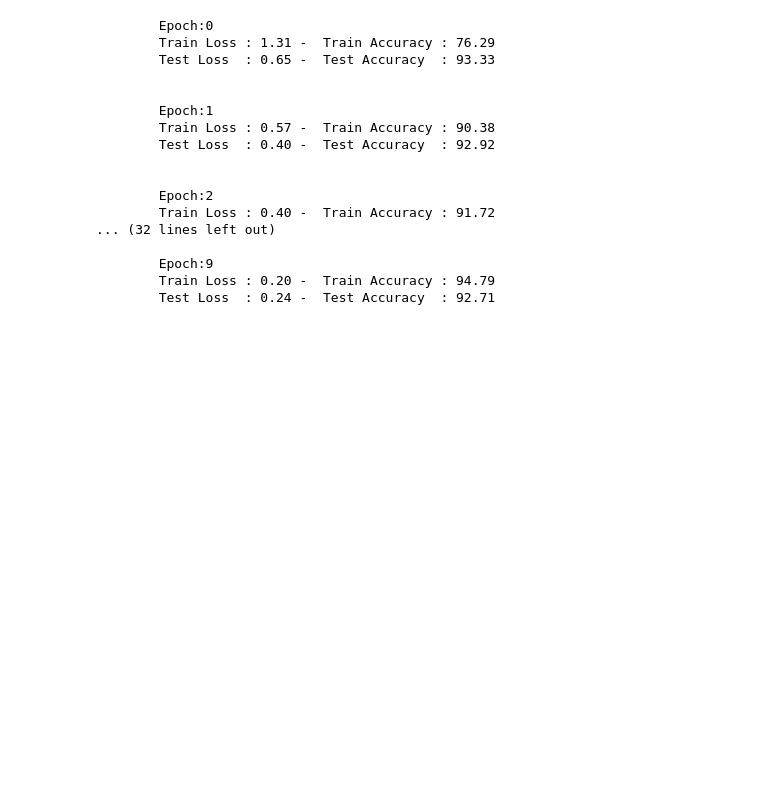
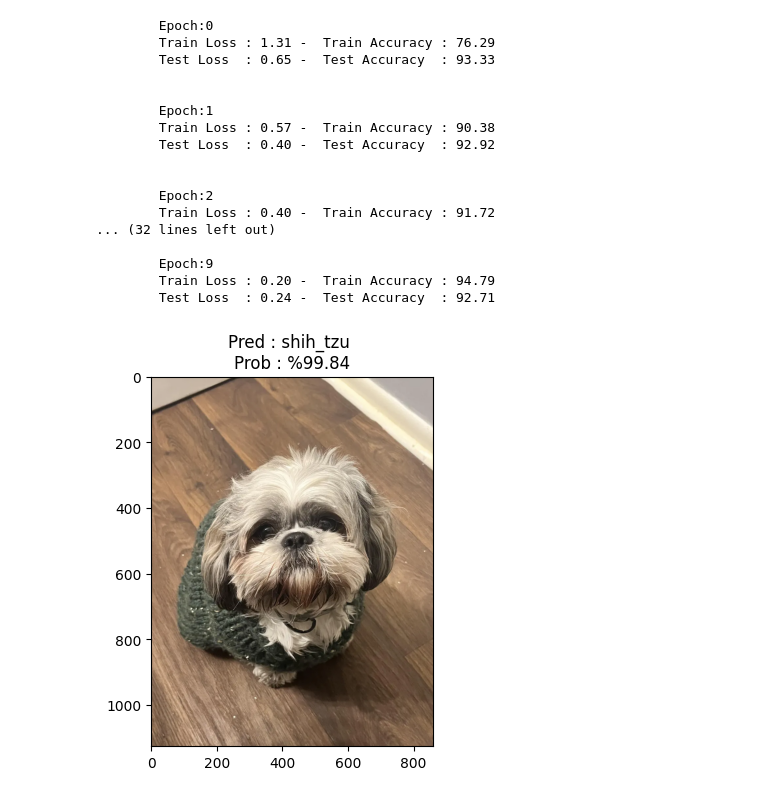
Before and after one commit to abdulkadiripek/DeepLearningBootcamp, a Jupyter notebook: DeepLearning/ImageWoof.ipynb, the cells around one changed output. Cells and saved outputs as stored; diff of their text form; code cells hidden in the pictures; blank space fills up the shorter version.

Commit message:
Modelimize örnek görseller ile tahminler yaptırdık.

```diff
--- a/DeepLearning/ImageWoof.ipynb
+++ b/DeepLearning/ImageWoof.ipynb
@@ -370,0 +377,40 @@ results = train(model=model,
+# %%
+def transform_predict(model:torch.nn.Module,
+                      image_path:str,
+                      class_names:List[str],
+                      image_size: Tuple[int,int] = (224,224),
+                      transform : torchvision.transforms = None,
+                      device: torch.device = device
+                      ):
+  img = Image.open(image_path)
+  if transform is not None:
+    image_transform = transform
+  else:
+    transform = transforms.Compose([
+        transforms.Resize(image_size),
+        transforms.ToTensor(),
+        transforms.Normalize(mean=[0.485, 0.456, 0.406],std=[0.229, 0.224, 0.225])
+        ])
+
+  model.to(device)
+  model.eval()
+  with torch.inference_mode():
+    transformed_image = image_transform(img).unsqueeze(dim=0)
+    target_image_pred = model(transformed_image.to(device))
+
+  target_image_pred_probs = torch.softmax(target_image_pred,dim=1)
+  target_image_pred_label = torch.argmax(target_image_pred_probs,dim=1)
+
+  plt.figure()
+  plt.imshow(img)
+  plt.title(f"Pred : {class_names[target_image_pred_label]} \nProb : %{target_image_pred_probs.max() * 100:.2f}")
+# %%
+custom_image_path = data_path / "kopekler/shih_tzu.jpg"
+# %%
+transform_predict(model=model,
+                  image_path=custom_image_path,
+                  class_names=class_names,
+                  transform=auto_transforms
+)
+# %% [output]
+[figure, added]
```
Also changed, not shown: parts of 3 cells of this notebook.
